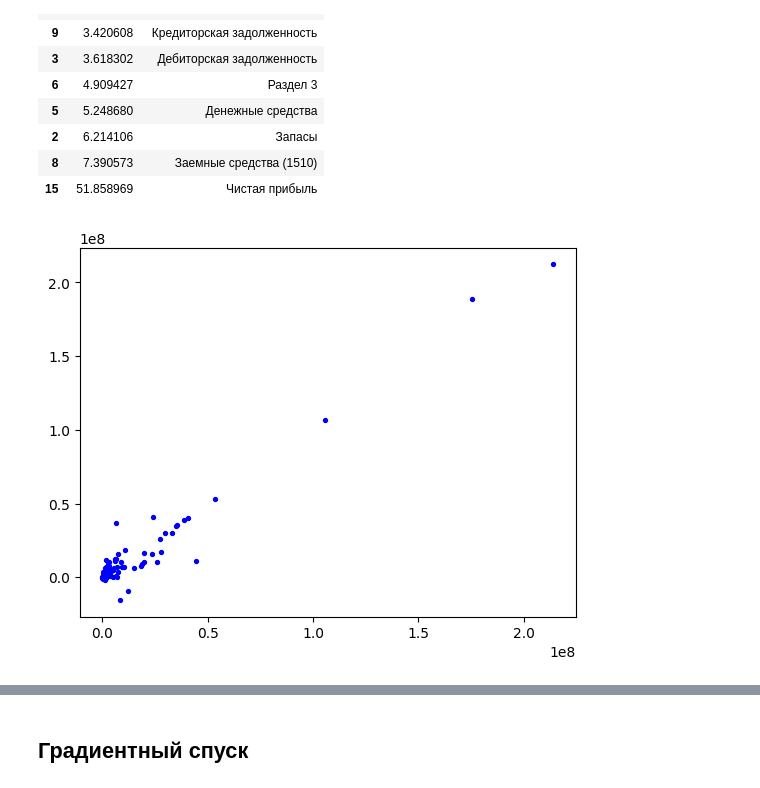
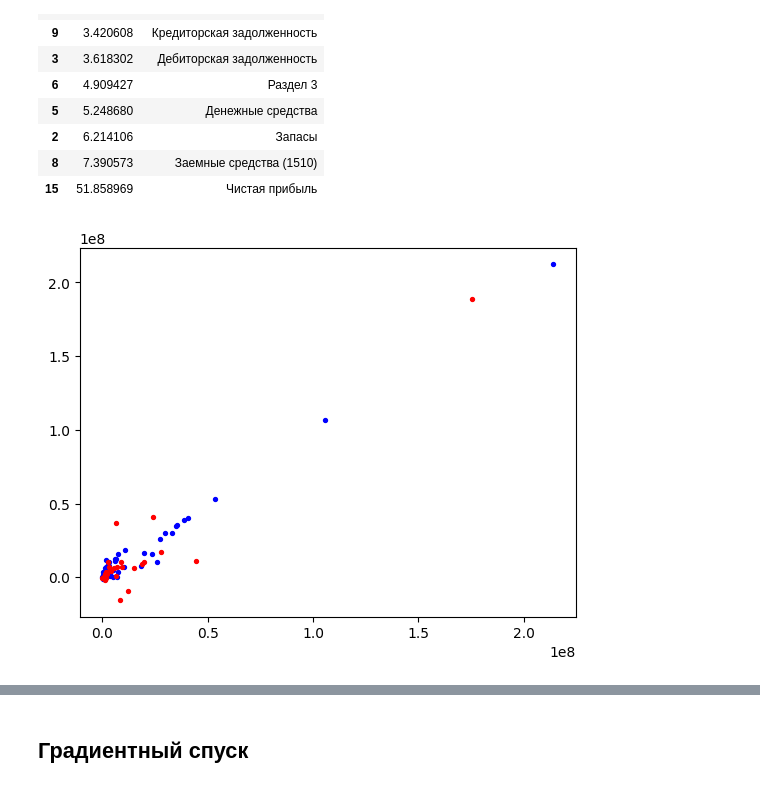
Before and after one commit to groxel/colab, a Jupyter notebook: DT_Project.ipynb, the cells around one changed output, grey strips where cells are left out. Drawn from its saved outputs; the diff is of its cells as text; code cells hidden in the pictures.

```diff
--- a/DT_Project.ipynb
+++ b/DT_Project.ipynb
@@ -331,17 +358,17 @@ R^2 test:   0.8652922777401194
 # %%
 # Предсказания на трейне
 plt.scatter(Y_train, preds_train, s=8, color='blue')
 #plt.show()
 
 # Предсказания на тесте
-plt.scatter(Y_test, preds_test, s=8, color='blue')
+plt.scatter(Y_test, preds_test, s=8, color='red')
 plt.show()
 
 # Предсказания на тесте
 #plt.scatter(Y_train + Y_test, preds_train + preds_test, s=8)
 #plt.show()
 # %% [output]
-[figure, old version]
+[figure, new version]
 # %%
 from sklearn.model_selection import cross_val_score
 
```
Also changed, not shown: parts of 16 cells of this notebook.
